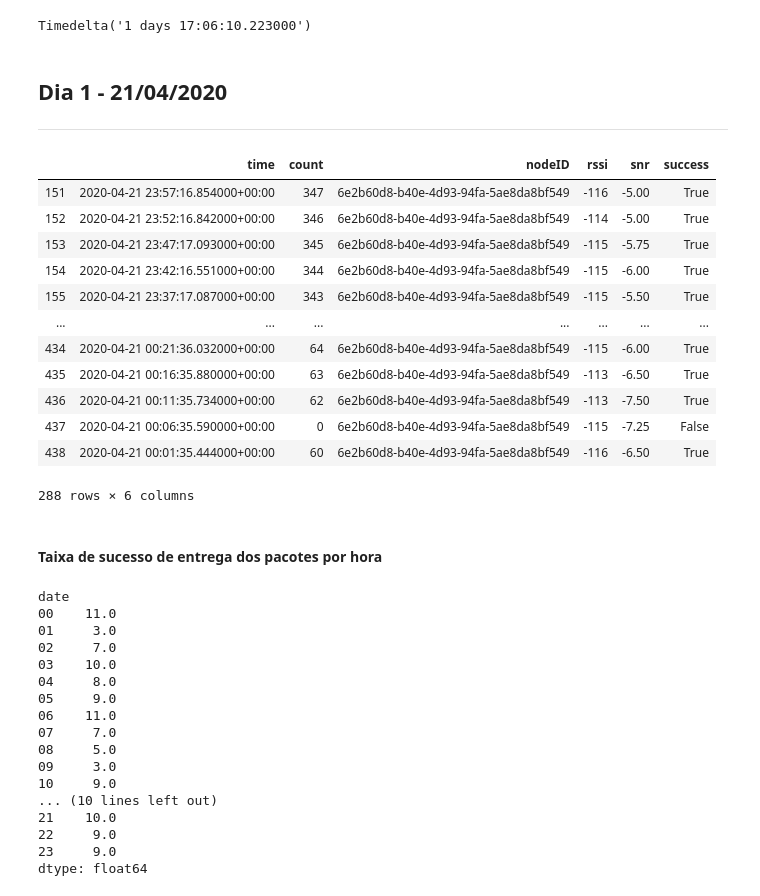
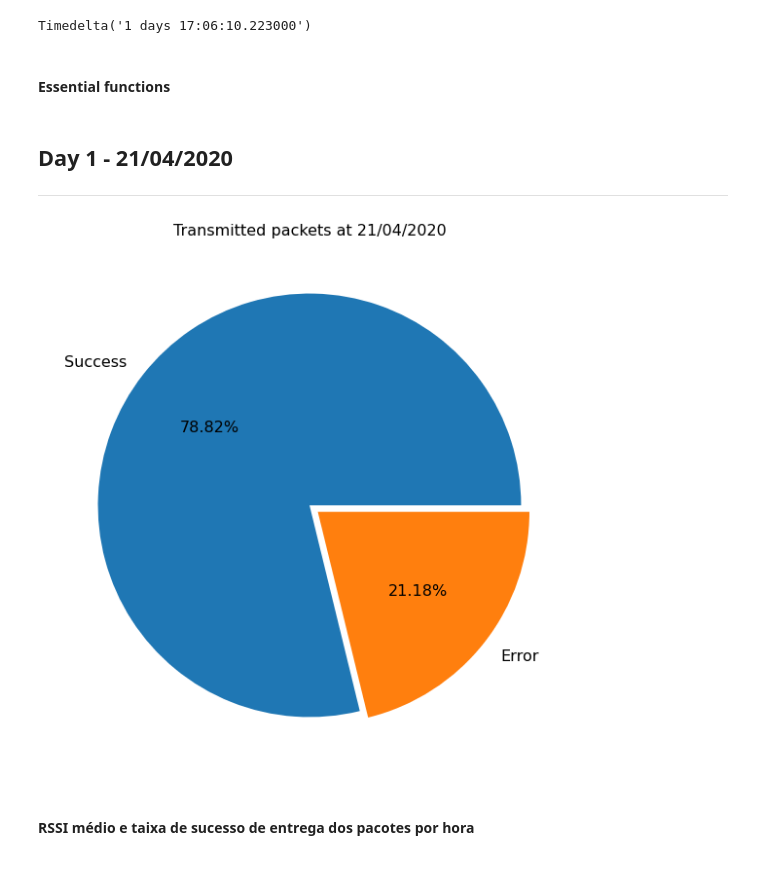
Before and after one commit to henriquepw/owlify, a Jupyter notebook: analytics/send-data-tests/test-02/main.ipynb, the cells around one changed output. Saved outputs shown, nothing was run; the diff lists cells and outputs as text; code cells hidden in the pictures.

Commit message:
:hammer: refac(analytics): create essentials functions

```diff
--- a/analytics/send-data-tests/test-02/main.ipynb
+++ b/analytics/send-data-tests/test-02/main.ipynb
@@ -32,3 +24,5 @@ sensors['time'] = pd.to_datetime(sensors['time'])
 packages['time'].max() - packages['time'].min()
 # %% [output]
 Timedelta('1 days 17:06:10.223000')
+# %% [markdown]
+#### Essential functions
@@ -35,53 +105,10 @@ Timedelta('1 days 17:06:10.223000')
 # %% [markdown]
-## Dia 1 - 21/04/2020
-----
+## Day 1 - 21/04/2020
+---
-# %%
-#min = pd.Timestamp('2020-04-20 20:00:00', tz='UTC')
-#max = pd.Timestamp('2020-04-21 19:59:59', tz='UTC')
-
-min = pd.Timestamp('2020-04-21 00:00:00', tz='UTC')
-max = pd.Timestamp('2020-04-21 23:59:59', tz='UTC')
-
-day = packages[packages['time'] >= min]
-day = day[day['time'] <= max]
-
-day
-# %% [output]
-|  | time | count | nodeID | rssi | snr | success |
-| 151 | 2020-04-21 23:57:16.854000+00:00 | 347 | 6e2b60d8-b40e-4d93-94fa-5ae8da8bf549 | -116 | -5.00 | True |
-| 152 | 2020-04-21 23:52:16.842000+00:00 | 346 | 6e2b60d8-b40e-4d93-94fa-5ae8da8bf549 | -114 | -5.00 | True |
-| 153 | 2020-04-21 23:47:17.093000+00:00 | 345 | 6e2b60d8-b40e-4d93-94fa-5ae8da8bf549 | -115 | -5.75 | True |
-| 154 | 2020-04-21 23:42:16.551000+00:00 | 344 | 6e2b60d8-b40e-4d93-94fa-5ae8da8bf549 | -115 | -6.00 | True |
-| 155 | 2020-04-21 23:37:17.087000+00:00 | 343 | 6e2b60d8-b40e-4d93-94fa-5ae8da8bf549 | -115 | -5.50 | True |
-| ... | ... | ... | ... | ... | ... | ... |
-| 434 | 2020-04-21 00:21:36.032000+00:00 | 64 | 6e2b60d8-b40e-4d93-94fa-5ae8da8bf549 | -115 | -6.00 | True |
-| 435 | 2020-04-21 00:16:35.880000+00:00 | 63 | 6e2b60d8-b40e-4d93-94fa-5ae8da8bf549 | -113 | -6.50 | True |
-| 436 | 2020-04-21 00:11:35.734000+00:00 | 62 | 6e2b60d8-b40e-4d93-94fa-5ae8da8bf549 | -113 | -7.50 | True |
-| 437 | 2020-04-21 00:06:35.590000+00:00 | 0 | 6e2b60d8-b40e-4d93-94fa-5ae8da8bf549 | -115 | -7.25 | False |
-| 438 | 2020-04-21 00:01:35.444000+00:00 | 60 | 6e2b60d8-b40e-4d93-94fa-5ae8da8bf549 | -116 | -6.50 | True |
-288 rows × 6 columns
+# %%
+day = get_day(packages, '2020-04-21')
+pie_graph(day)
+# %% [output]
+[figure, added]
 # %% [markdown]
-#### Taixa de sucesso de entrega dos pacotes por hora
+#### RSSI médio e taixa de sucesso de entrega dos pacotes  por hora
-# %%
-success = pd.Series(day['success'].values, index=day['time'].dt.strftime('%H')).rename_axis('date')
-
-pdr = success.groupby(success.index).sum()
-pdr
-# %% [output]
-date
-00    11.0
-01     3.0
-02     7.0
-03    10.0
-04     8.0
-05     9.0
-06    11.0
-07     7.0
-08     5.0
-09     3.0
-10     9.0
-... (10 lines left out)
-21    10.0
-22     9.0
-23     9.0
-dtype: float64
```
Also changed, not shown: parts of 9 cells of this notebook, 1 other file.
